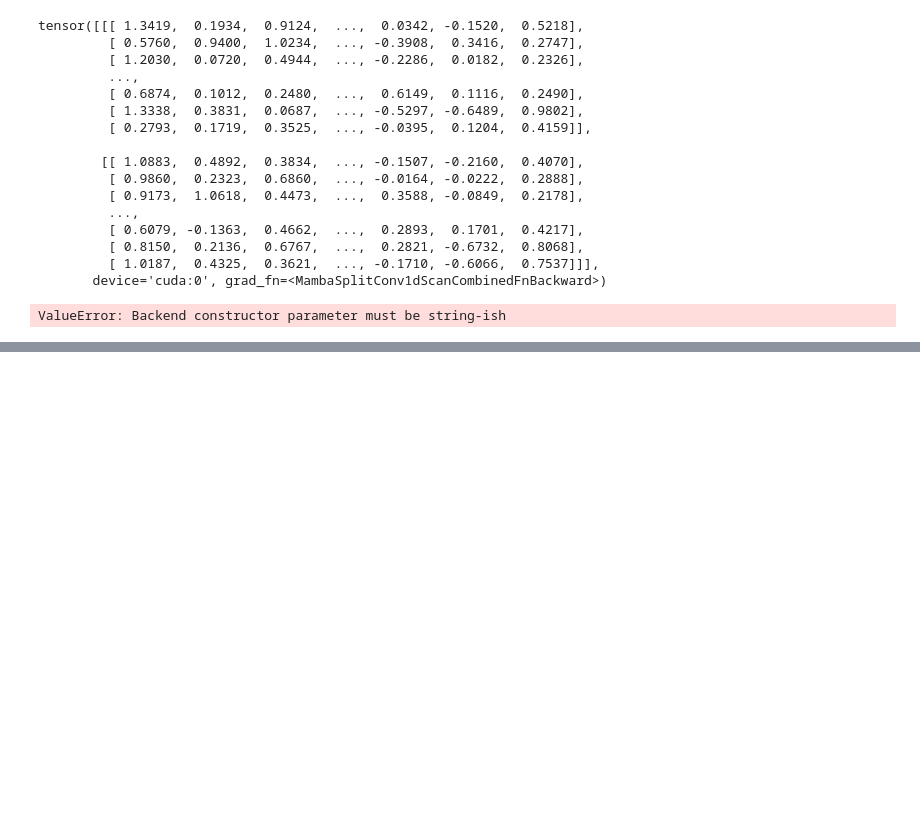
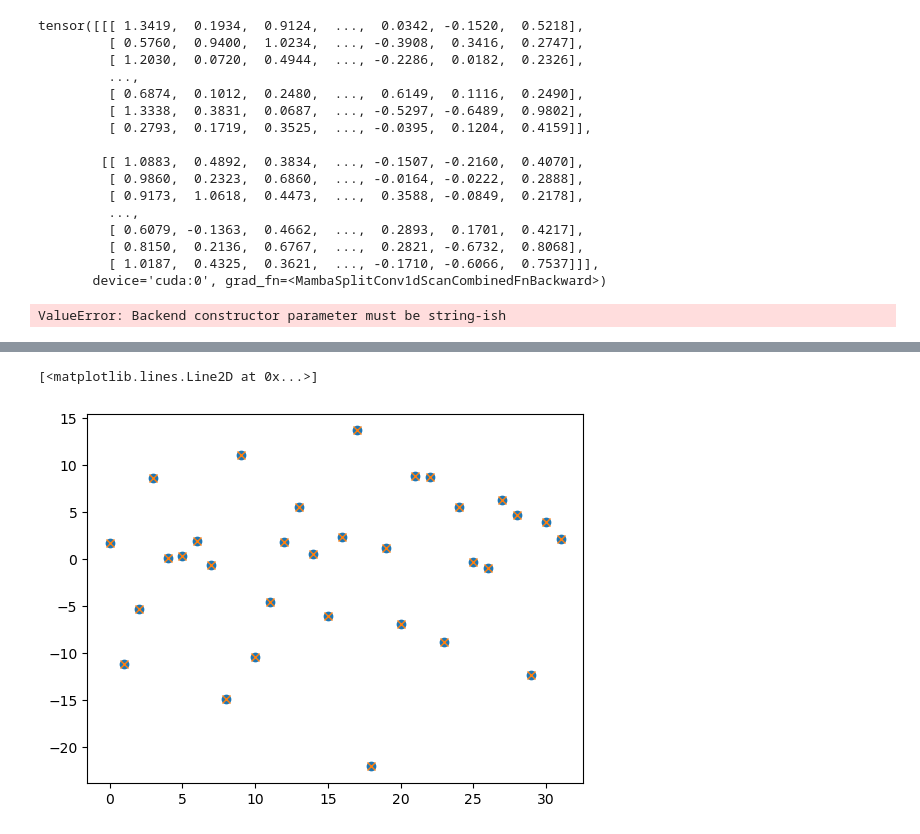
Before and after one commit to state-spaces/mamba, a Jupyter notebook: tests.ipynb, the cells around one changed output, grey strips where cells are left out. Saved outputs shown, nothing was run; the diff lists cells and outputs as text; code cells hidden in the pictures; blank space fills up the shorter version.

```diff
--- a/tests.ipynb
+++ b/tests.ipynb
@@ -66,0 +133,6 @@ ValueError: Backend constructor parameter must be string-ish
+# %%
+plt.plot(ser_dict['states'].sum(dim=(2,3,4))[0,:], 'o')
+plt.plot(dist_dict['states'].sum(dim=(2,3,4))[0,:],'x')
+# %% [output]
+[<matplotlib.lines.Line2D at 0x...>]
+[figure, added]
```
Also changed, not shown: parts of 22 cells of this notebook.
